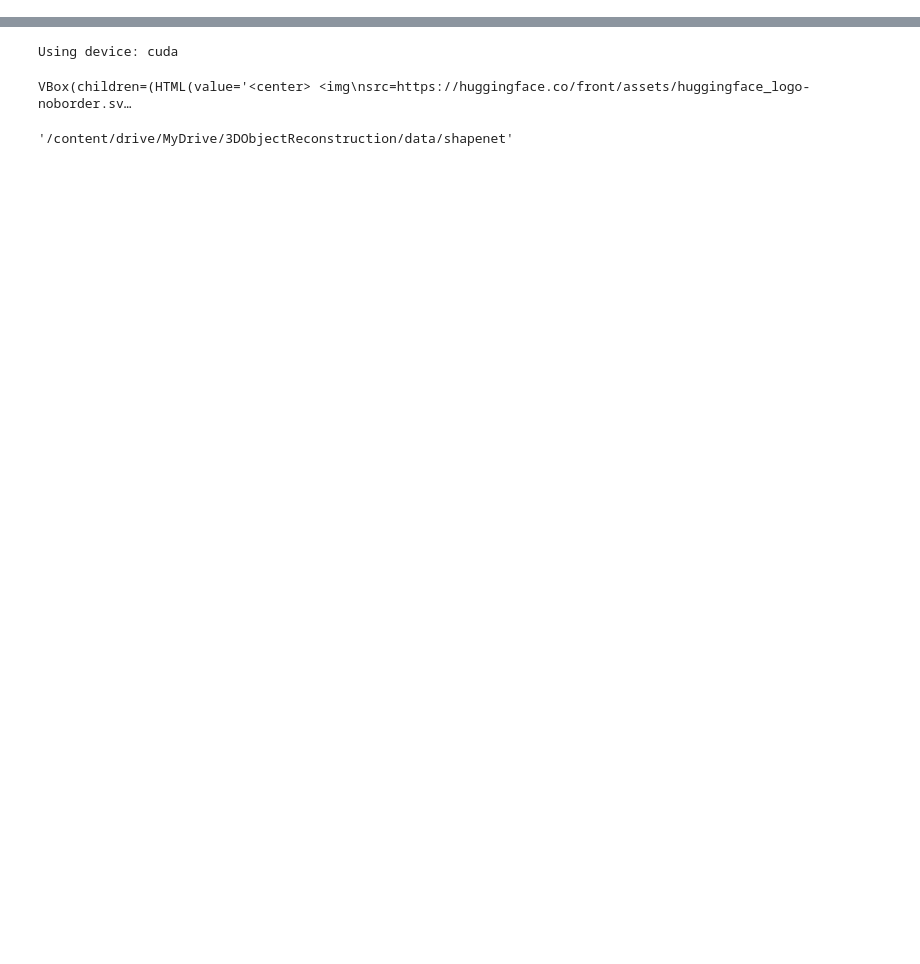
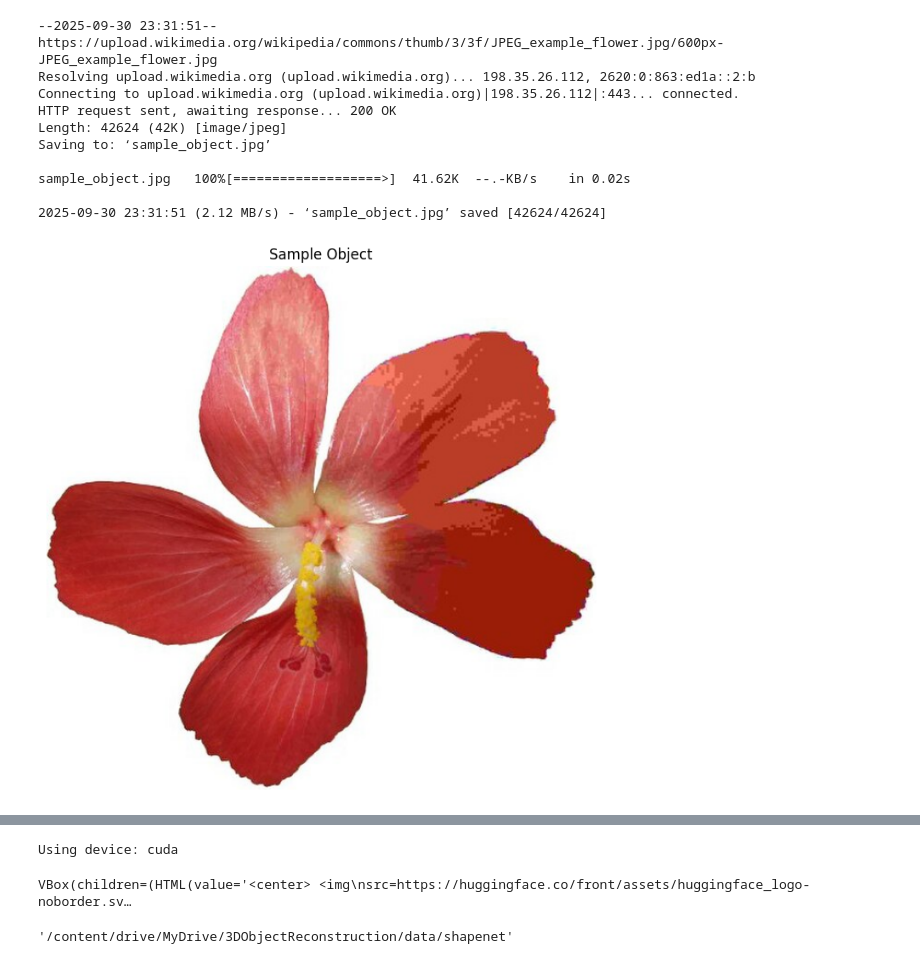
Before and after one commit to jorgemar723/3DObjectReconstruction, a Jupyter notebook: notebooks/render_shapenet_views.ipynb, the cells around one changed output, grey strips where cells are left out. Drawn from its saved outputs; the diff is of its cells as text; code cells hidden in the pictures; blank space fills up the shorter version.

```diff
--- a/notebooks/render_shapenet_views.ipynb
+++ b/notebooks/render_shapenet_views.ipynb
@@ -30,0 +31,28 @@ Device name: NVIDIA A100-SXM4-40GB
+# %%
+# Download a sample image of an object
+!wget https://upload.wikimedia.org/wikipedia/commons/thumb/3/3f/JPEG_example_flower.jpg/600px-JPEG_example_flower.jpg -O sample_object.jpg
+
+# Load and display it
+import cv2
+import matplotlib.pyplot as plt
+
+img = cv2.imread('sample_object.jpg')
+img_rgb = cv2.cvtColor(img, cv2.COLOR_BGR2RGB)
+
+plt.figure(figsize=(10,8))
+plt.imshow(img_rgb)
+plt.title("Sample Object")
+plt.axis('off')
+plt.show()
+# %% [output]
+--2025-09-30 23:31:51--  https://upload.wikimedia.org/wikipedia/commons/thumb/3/3f/JPEG_example_flower.jpg/600px-JPEG_example_flower.jpg
+Resolving upload.wikimedia.org (upload.wikimedia.org)... 198.35.26.112, 2620:0:863:ed1a::2:b
+Connecting to upload.wikimedia.org (upload.wikimedia.org)|198.35.26.112|:443... connected.
+HTTP request sent, awaiting response... 200 OK
+Length: 42624 (42K) [image/jpeg]
+Saving to: ‘sample_object.jpg’
+
+sample_object.jpg   100%[===================>]  41.62K  --.-KB/s    in 0.02s
+
+2025-09-30 23:31:51 (2.12 MB/s) - ‘sample_object.jpg’ saved [42624/42624]
+[figure, added]
```
Also changed, not shown: parts of 5 cells of this notebook.
